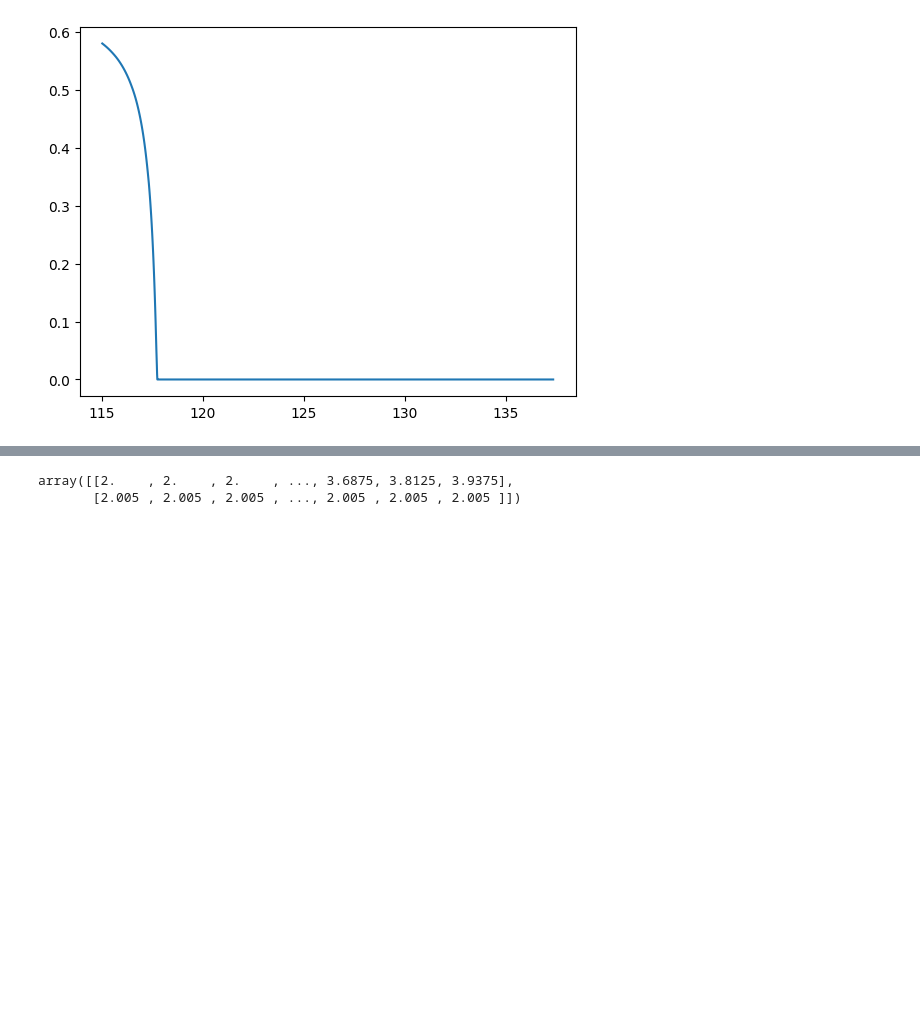
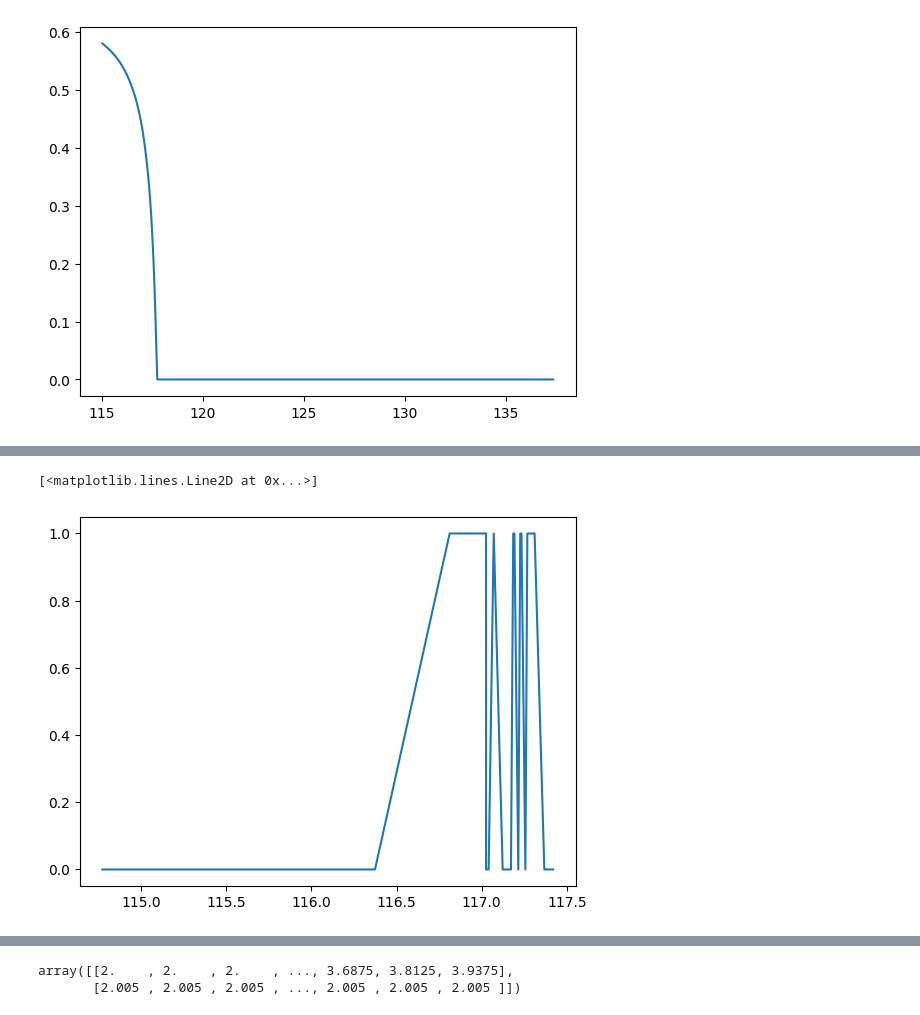
Before and after one commit to zalandru/Dynamic-Contracting-Multi-worker-Firm, a Jupyter notebook: Multiworker_wage_2steps/Trying out Tasmanian.ipynb, the cells around one changed output, grey strips where cells are left out. Saved outputs shown, nothing was run; the diff lists cells and outputs as text; code cells hidden in the pictures; blank space fills up the shorter version.

```diff
--- a/Multiworker_wage_2steps/Trying out Tasmanian.ipynb
+++ b/Multiworker_wage_2steps/Trying out Tasmanian.ipynb
@@ -56,0 +178,5 @@ cc=ContinuousContract(p)
+# %%
+plt.plot(mwc_W[prod,j,s,:,q,1],mwc_sep[prod,j,s,:,q])
+# %% [output]
+[<matplotlib.lines.Line2D at 0x...>]
+[figure, added]
```
Also changed, not shown: parts of 12 cells of this notebook, 6 other files.
